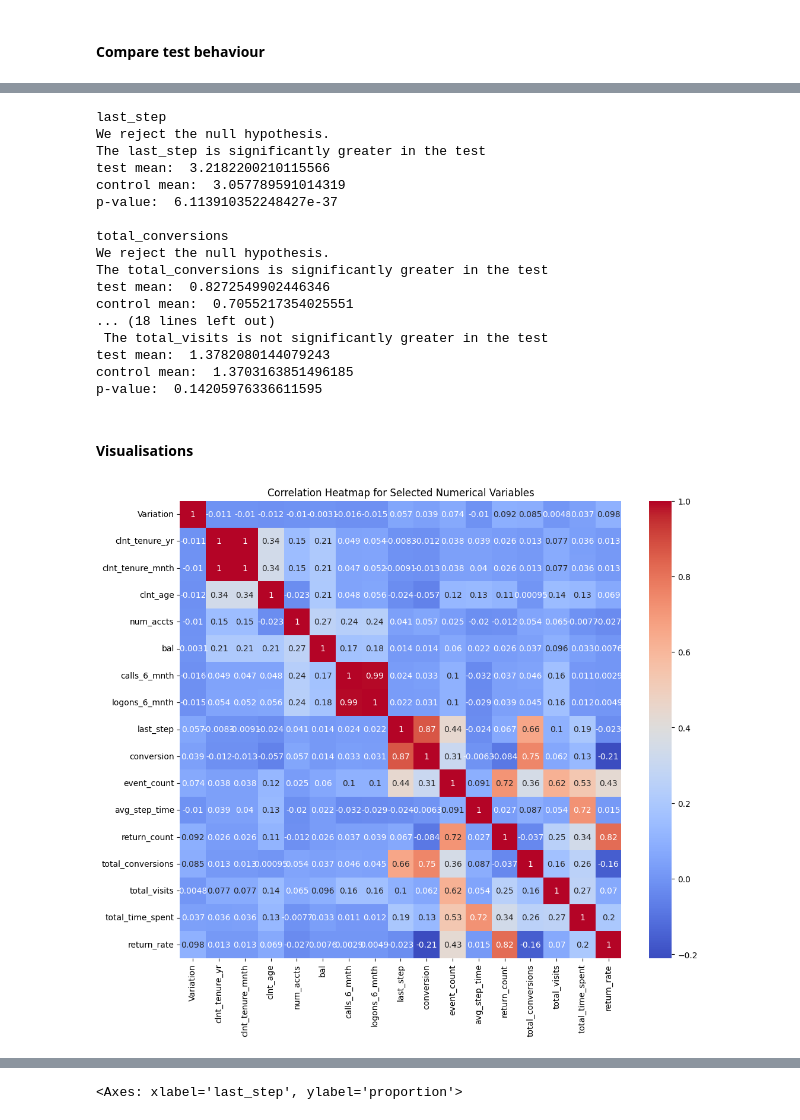
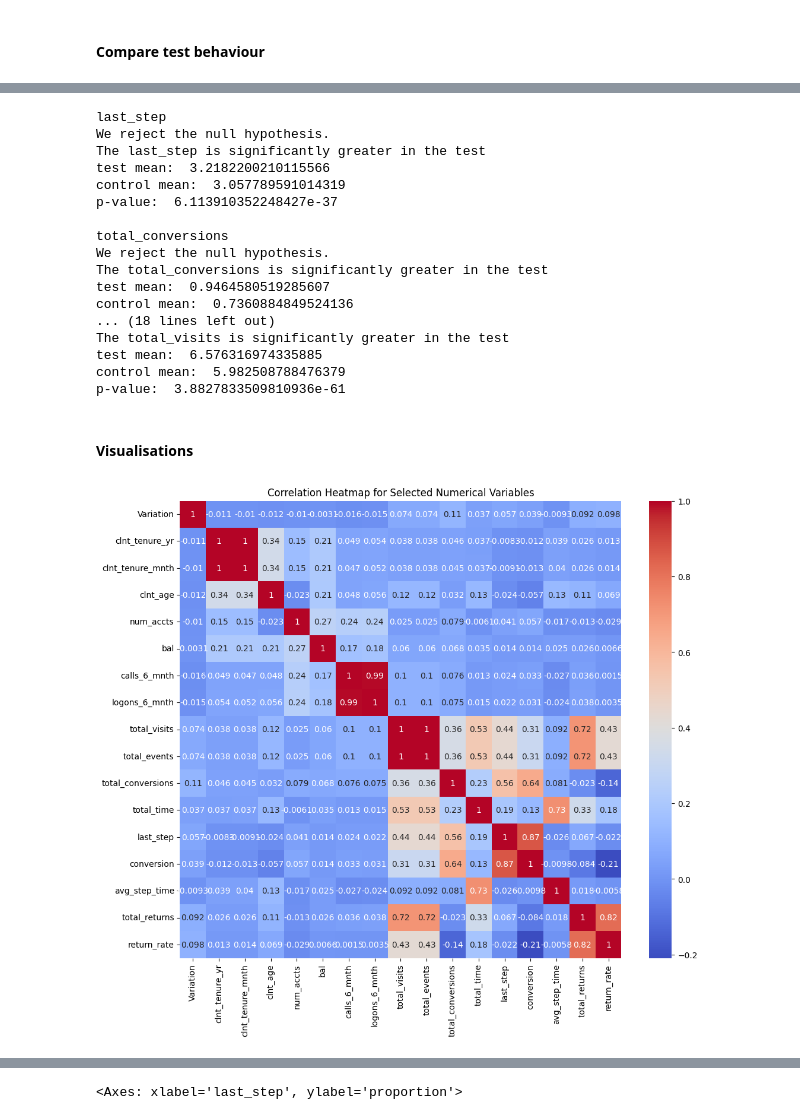
Before and after one commit to almudenamcastro/ironhack-w5-EDA, a Jupyter notebook: notebooks/clean_nb.ipynb, the cells around one changed output, grey strips where cells are left out. Cells and saved outputs as stored; diff of their text form; code cells hidden in the pictures.

```diff
--- a/notebooks/clean_nb.ipynb
+++ b/notebooks/clean_nb.ipynb
@@ -401,29 +410,32 @@ events.head()
 # %%
+# METRICS BY CLIENT
 # We will now add the client demographic info and calculate metrics per client.
+test_clients = pd.merge(test, clients, on='client_id', how='inner')
 
-test_metrics = pd.merge(test, clients, on='client_id', how='inner')
+# we will group the events by client_id and calculate:
+# * total visits,
+# * total events,
+# * total conversions,
+# * total time
+# * last step,
 
-# add last step to test df
-test_metrics = pd.merge(test_metrics, events.groupby('client_id')['init_step'].max().reset_index(name='last_step'), on='client_id', how='left')
+test_clients = pd.merge(test_clients, test_events.
+                        groupby('client_id').agg({'visit_id': 'count', 'time': 'size','conversion': 'sum', 'time_inc': 'sum', 'step': 'max'}).
+                        reset_index().
+                        rename(columns = {'visit_id': 'total_visits', 'time_inc': 'total_time', 'conversion': 'total_conversions', 'step': 'last_step', 'time': 'total_events'}),
+                        on='client_id', how='left')
 
 # add converstion to test df
 # the value will be 1 if the user completed the process and 0 if they did not.
-test_metrics['conversion'] = (test_metrics['last_step'] == 4)
-
-# get the number of events per client
-test_metrics = pd.merge(test_metrics, events.groupby('client_id').size().reset_index(name='event_count'), on='client_id', how='left')
+test_clients['conversion'] = (test_clients['total_conversions'] > 0).astype(int)
 
 # get the average time spent in each step per client
-test_metrics = pd.merge(test_metrics, events.groupby('client_id')['time_spent'].mean().reset_index(name='avg_step_time'), on='client_id', how='left')
+test_clients = pd.merge(test_clients, test_events.groupby('client_id')['time_inc'].mean().reset_index(name='avg_step_time'), on='client_id', how='left')
 
-# get the number of errors (progress < 0) per client
-test_metrics = pd.merge(test_metrics, events[events['progress'] < 0].groupby('client_id').size().reset_index(name='return_count'), on='client_id', how='left')
+# get the number of errors (step_inc < 0) per client
+test_clients = pd.merge(test_clients, test_events[test_events['step_inc'] < 0].groupby('client_id').size().reset_index(name='total_returns'), on='client_id', how='left')
+# we have deteremined that null values in return_count correspond to users that didn't have any erros.
+test_clients.total_returns = test_clients.total_returns.fillna(0).astype(int)
 
-# get total conversions
-test_metrics = pd.merge(test_metrics, events[events['next_step']==4].groupby('client_id').size().reset_index(name='total_conversions'), on='client_id', how='left')
-
-# get nr of visits per user.
-test_metrics = pd.merge(test_metrics, events.groupby('client_id')['visit_id'].nunique().reset_index(name='total_visits'), on='client_id', how='left')
-
-# get total time spent per ser.
-test_metrics = pd.merge(test_metrics, events.groupby('client_id')['time_spent'].sum().reset_index(name='total_time_spent'), on='client_id', how='left')
+# we can calculate the return rate per user.
+test_clients['return_rate'] = test_clients['total_returns']/test_clients['total_events']
@@ -461,6 +476,6 @@ test_metrics.total_conversions = test_metrics.total_conversions.fillna(0).astype
 # %%
 # Let's check the null values in the 'avg_step_time' column.
-test_metrics[test_metrics.avg_step_time.isnull()]['last_step'].value_counts()
+test_clients[test_clients.avg_step_time.isnull()]['last_step'].value_counts()
 
 # these values indicate that the user didn't have any other events in during the same visit.
 # this could be a sign of two different phenomena:
@@ -468,7 +483,7 @@ test_metrics[test_metrics.avg_step_time.isnull()]['last_step'].value_counts()
 # - if the user landed on step 1 and didn't move any further, this could indicate a high bouce rate.
 
 # we will remove the values that indicate the use of an API.
-test_metrics = test_metrics[(~(test_metrics.avg_step_time.isnull()) | (test_metrics['last_step'] == 0))]
+test_clients = test_clients[(~(test_clients.avg_step_time.isnull()) | (test_clients['last_step'] == 0))]
 
 # We will leave the rest of the nan values for now to calculate the bouce rate.
 # %%
@@ -648,5 +694,5 @@ p-value:  0.015966299425046796
 # %%
-# 3 SUCCCES METRICS
+# 3 USER SUCCCES METRICS
 # Let's compare the total time spent, total conversions, avg time per step and nr of visits for the test and control groups. We'll use a t-test.
 
 # 3.1 TOTAL CONVERSIONS
@@ -656,9 +702,9 @@ p-value:  0.015966299425046796
 # H1: total_conversions_test > total_conversions_control
 
 
-for metric in ['last_step', 'total_conversions', 'event_count', 'total_time_spent', 'total_visits']:
+for metric in ['last_step', 'total_conversions', 'total_events', 'total_time', 'total_visits']:
     print(metric)
-    ttest(df_test, df_control, metric)
+    ttest(df_clients_test, df_clients_control, metric)
     print(" ")
 # %% [output]
 last_step
@@ -671,37 +717,37 @@ p-value:  6.113910352248427e-37
 total_conversions
 We reject the null hypothesis.
 The total_conversions is significantly greater in the test
-test mean:  0.8272549902446346
-control mean:  0.7055217354025551
+test mean:  0.9464580519285607
+control mean:  0.7360884849524136
 ... (18 lines left out)
- The total_visits is not significantly greater in the test
-test mean:  1.3782080144079243
-control mean:  1.3703163851496185
-p-value:  0.14205976336611595
+The total_visits is significantly greater in the test
+test mean:  6.576316974335885
+control mean:  5.982508788476379
+p-value:  3.8827833509810936e-61
 # %% [markdown]
 #### Visualisations
 # %%
 # Change binary values to 0 and 1
-test_metrics_n = test_metrics.replace({'Test': 1, 'Control':0})
+test_metrics_n = test_clients.replace({'Test': 1, 'Control':0})
 test_metrics_n = test_metrics_n.replace({True: 1, False:0})
 
 # Give the columns with number values
 test_metrics_numerical = test_metrics_n.select_dtypes("number").loc[:, test_metrics_n.select_dtypes("number").nunique() < 1000000]
 test_metrics_numerical.drop(columns = 'client_id', inplace=True)
 
 
 # correlation matrix.
 correlation_matrix = test_metrics_numerical.corr()
 
 # Setting up the matplotlib figure with an appropriate size
 plt.figure(figsize=(12, 10))
 
 sns.heatmap(correlation_matrix, annot=True, cmap="coolwarm")
 
 plt.title("Correlation Heatmap for Selected Numerical Variables")
 plt.show()
 # %% [output]
-[figure, old version]
+[figure, new version]
 # %%
 # Conversion nr distribution for test and control.
 
```
Also changed, not shown: parts of 24 cells of this notebook, 7 other files.
